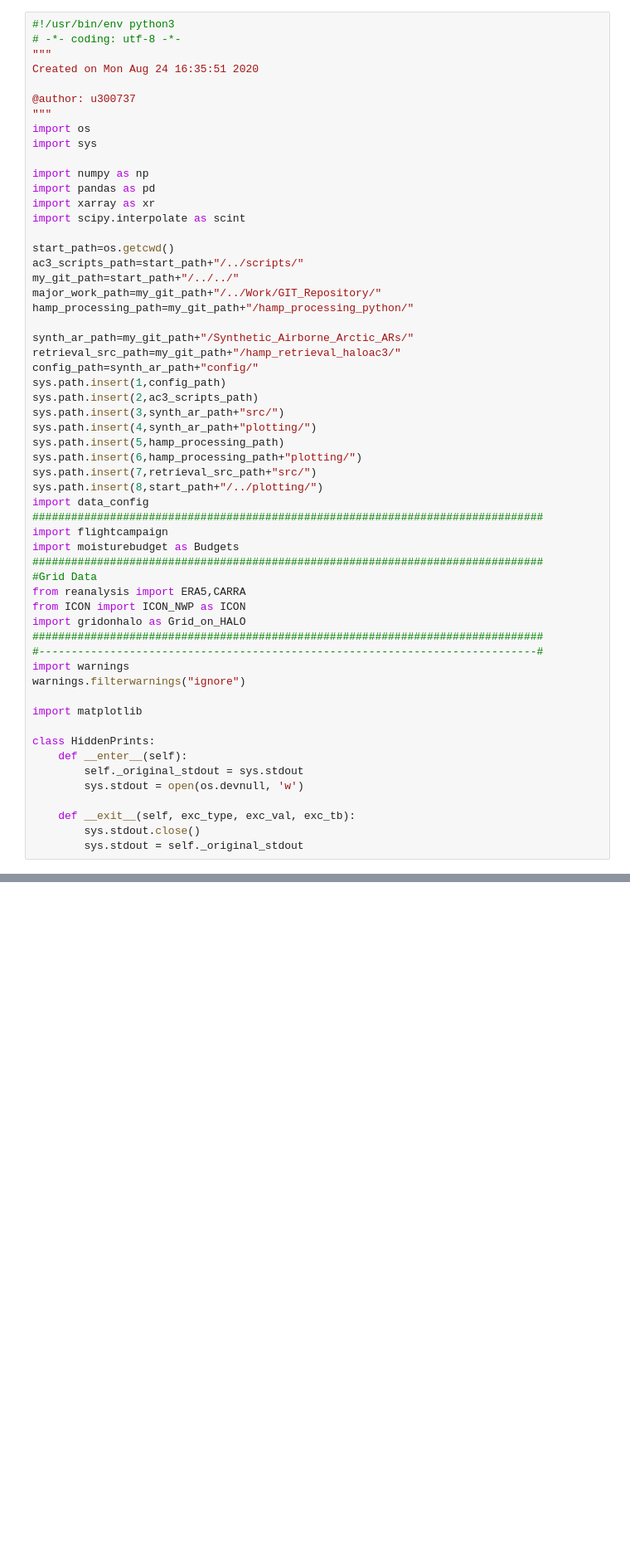
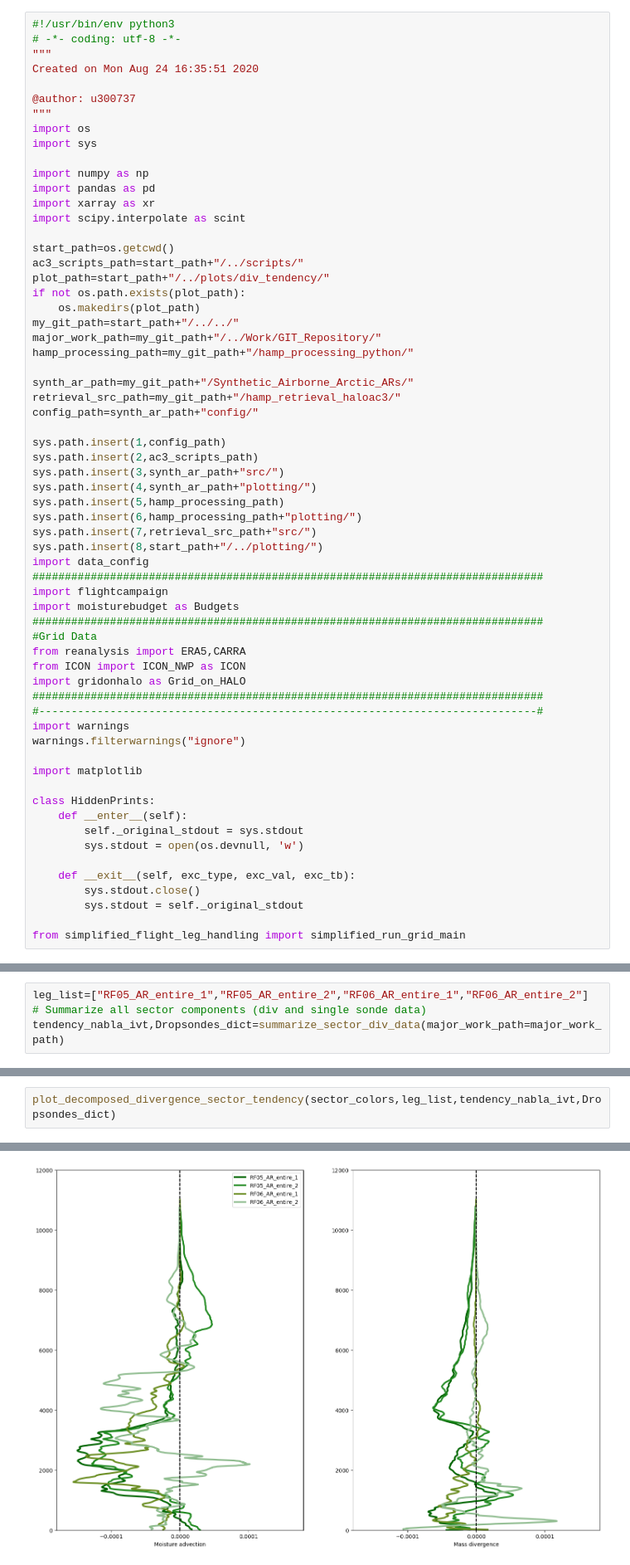
Before and after one commit to hdorff94/HALO_AC3_AR_Budget_Closure, a Jupyter notebook: notebooks/temporal_evolution_budget_components.ipynb, the cells around one changed output, grey strips where cells are left out. Shown at 83% size. Cells and saved outputs as stored; diff of their text form; blank space fills up the shorter version.

```diff
--- a/notebooks/temporal_evolution_budget_components.ipynb
+++ b/notebooks/temporal_evolution_budget_components.ipynb
@@ -16,6 +16,9 @@ import scipy.interpolate as scint
 
 start_path=os.getcwd()
 ac3_scripts_path=start_path+"/../scripts/"
+plot_path=start_path+"/../plots/div_tendency/"
+if not os.path.exists(plot_path):
+    os.makedirs(plot_path)
 my_git_path=start_path+"/../../"
 major_work_path=my_git_path+"/../Work/GIT_Repository/"
 hamp_processing_path=my_git_path+"/hamp_processing_python/"
@@ -23,6 +26,7 @@ hamp_processing_path=my_git_path+"/hamp_processing_python/"
 synth_ar_path=my_git_path+"/Synthetic_Airborne_Arctic_ARs/"
 retrieval_src_path=my_git_path+"/hamp_retrieval_haloac3/"
 config_path=synth_ar_path+"config/"
+
 sys.path.insert(1,config_path)
 sys.path.insert(2,ac3_scripts_path)
 sys.path.insert(3,synth_ar_path+"src/")
@@ -55,3 +59,5 @@ class HiddenPrints:
     def __exit__(self, exc_type, exc_val, exc_tb):
         sys.stdout.close()
         sys.stdout = self._original_stdout
+
+from simplified_flight_leg_handling import simplified_run_grid_main
@@ -318,0 +465,4 @@ for l,leg in enumerate(["RF05_AR_entire_1","RF05_AR_entire_2","RF06_AR_entire_1"
+# %%
+leg_list=["RF05_AR_entire_1","RF05_AR_entire_2","RF06_AR_entire_1","RF06_AR_entire_2"]
+# Summarize all sector components (div and single sonde data)
+tendency_nabla_ivt,Dropsondes_dict=summarize_sector_div_data(major_work_path=major_work_path)
@@ -318,0 +486,3 @@ for l,leg in enumerate(["RF05_AR_entire_1","RF05_AR_entire_2","RF06_AR_entire_1"
+# %%
+plot_decomposed_divergence_sector_tendency(sector_colors,leg_list,tendency_nabla_ivt,Dropsondes_dict)
+# %% [output]
@@ -318,0 +490 @@ for l,leg in enumerate(["RF05_AR_entire_1","RF05_AR_entire_2","RF06_AR_entire_1"
+[figure, added]
```
Also changed, not shown: parts of 18 cells of this notebook, 4 other files.
